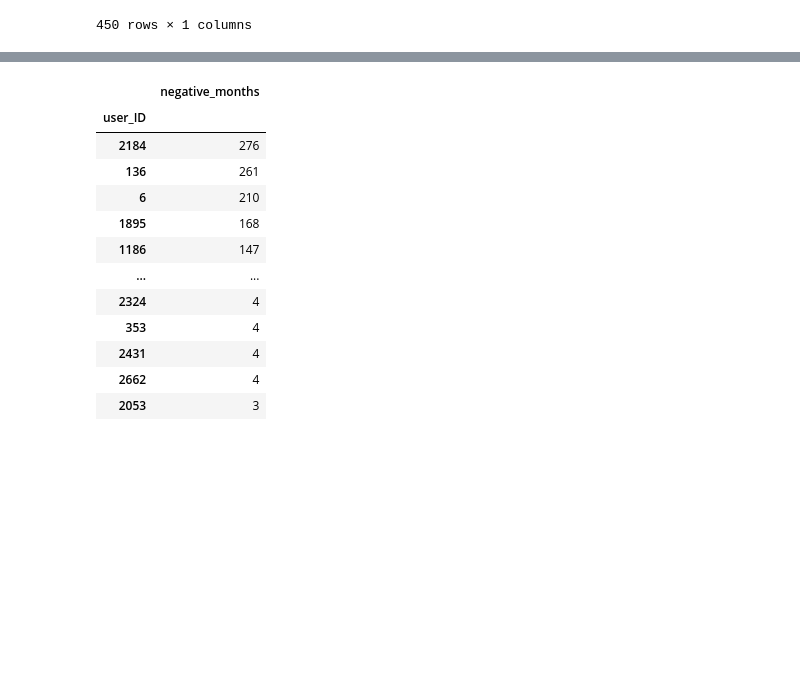
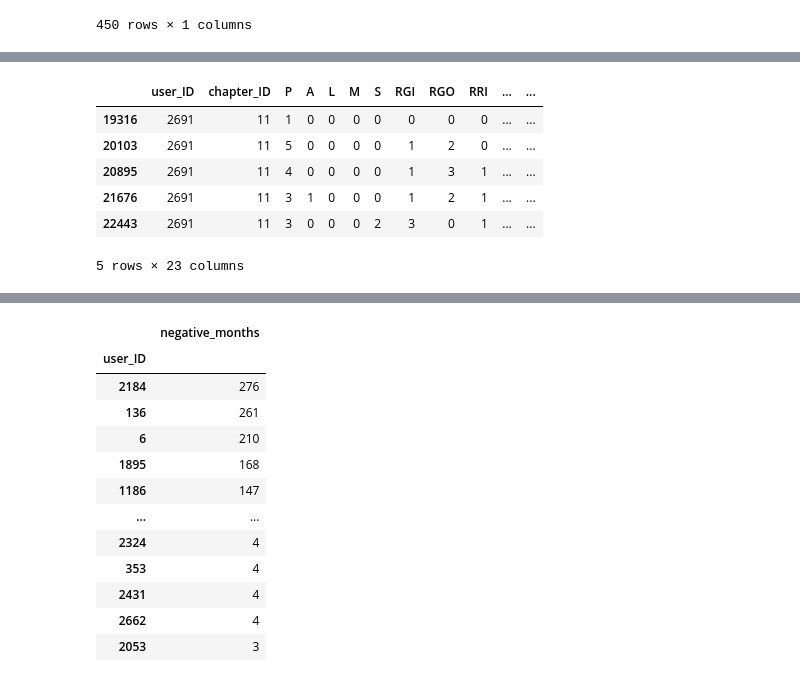
Before and after one commit to ricnorr/bachelor_thesis, a Jupyter notebook: main_script.ipynb, the cells around one changed output, grey strips where cells are left out. Saved outputs shown, nothing was run; the diff lists cells and outputs as text; code cells hidden in the pictures; blank space fills up the shorter version.

```diff
--- a/main_script.ipynb
+++ b/main_script.ipynb
@@ -416,0 +476,10 @@
+# %%
+df_master_clean.loc[df_master_clean["user_ID"] == 2691].sort_values("palms_date").head(5)
+# %% [output]
+|  | user_ID | chapter_ID | P | A | L | M | S | RGI | RGO | RRI | ... | ... |
+| 19316 | 2691 | 11 | 1 | 0 | 0 | 0 | 0 | 0 | 0 | 0 | ... | ... |
+| 20103 | 2691 | 11 | 5 | 0 | 0 | 0 | 0 | 1 | 2 | 0 | ... | ... |
+| 20895 | 2691 | 11 | 4 | 0 | 0 | 0 | 0 | 1 | 3 | 1 | ... | ... |
+| 21676 | 2691 | 11 | 3 | 1 | 0 | 0 | 0 | 1 | 2 | 1 | ... | ... |
+| 22443 | 2691 | 11 | 3 | 0 | 0 | 0 | 2 | 3 | 0 | 1 | ... | ... |
+5 rows × 23 columns
```
Also changed, not shown: parts of 27 cells of this notebook, 2 other files.
